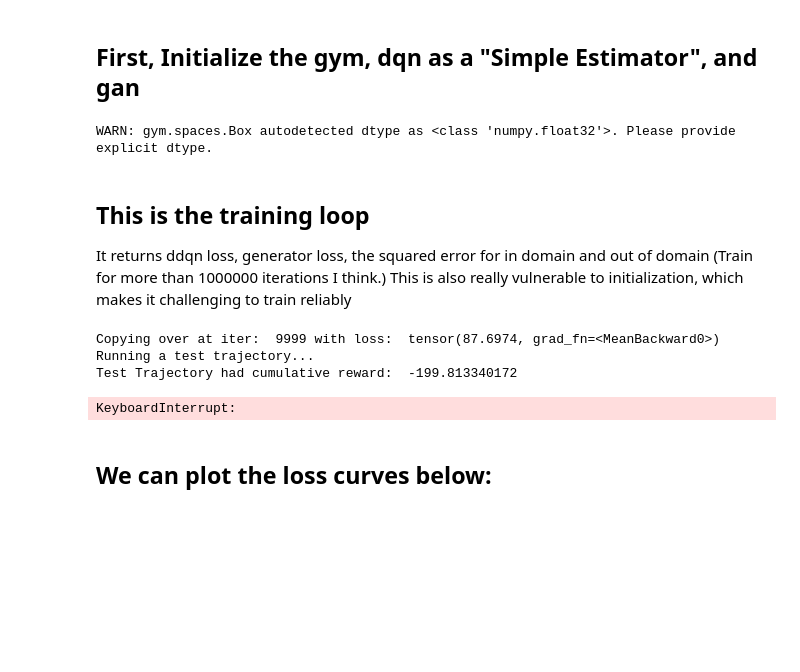
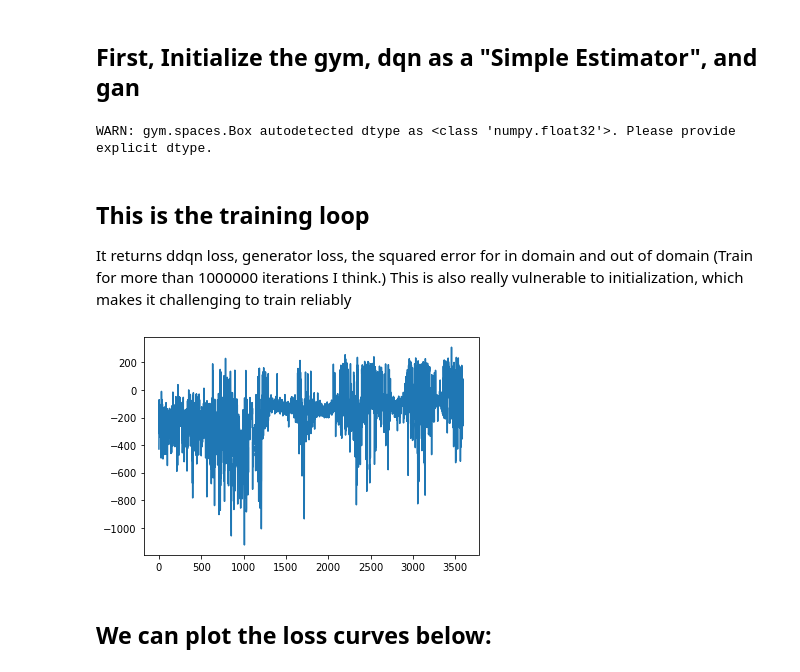
Before and after one commit to eweiner/RL-Research, a Jupyter notebook: variance-prediction/Test_DDQN_GAN.ipynb, the cells around one changed output. Drawn from its saved outputs; the diff is of its cells as text; code cells hidden in the pictures; blank space fills up the shorter version.

```diff
--- a/variance-prediction/Test_DDQN_GAN.ipynb
+++ b/variance-prediction/Test_DDQN_GAN.ipynb
@@ -25,0 +26,12 @@ out_channels = 64
+# %%
+env = gym.make("LunarLander-v2")
+small_obs_buffer = 4
+action_dim = env.action_space.n
+obs_dim = env.observation_space.shape[0] * small_obs_buffer
+hidden_dim = 4000
+discriminator_hidden_dim = 1500
+VALID_ACTIONS = [i for i in range(action_dim)]
+out_channels = 64
+kernel_size = 2
+# %% [output]
+WARN: gym.spaces.Box autodetected dtype as <class 'numpy.float32'>. Please provide explicit dtype.
@@ -26,38 +48,42 @@ out_channels = 64
 # %%
-#env = gym.make("CartPole-v1")
-env = gym.make("LunarLander-v2")
-VALID_ACTIONS = [0,1,2,3]
-action_dim = 4
-obs_dim = 8
-hidden_dim = 600
-discriminator_hidden_dim = 400
-kernel_size=2
+# env = gym.make("CartPole-v1")
+# env = gym.make("LunarLander-v2")
+# VALID_ACTIONS = [0,1,2,3]
+# action_dim = 4
+# obs_dim = 8
+# hidden_dim = 600
+# # discriminator_hidden_dim = 400
+# kernel_size=2
 #q_est = SimpleEstimator(action_dim, obs_dim, hidden_dim)
+# Change the buffer situation
 q_est = Conv1dEstimator(action_dim, obs_dim, hidden_dim, small_obs_buffer, out_channels, kernel_size)
-gan_latent = 20
-eric_gan = GAN1d(gan_latent, obs_dim * small_obs_buffer, discriminator_hidden_dim)
+#q_est = SimpleEstimator(action_dim, obs_dim, hidden_dim)
+gan_latent = 16
+eric_gan = GAN1d(gan_latent, obs_dim, discriminator_hidden_dim)
 q_target = copy.deepcopy(q_est)
 for p in q_target.parameters():
     p.requires_grad = False
-optimizer = torch.optim.Adam(q_est.parameters(), lr=0.0001)
-ddqn_losses, generator_losses, discriminator_losses = ([], [], [])
+optimizer = torch.optim.Adam(q_est.parameters(), lr=0.001)
+ddqn_losses, generator_losses, discriminator_losses, rewards_tracking = ([], [], [], [])
-# %% [output]
-WARN: gym.spaces.Box autodetected dtype as <class 'numpy.float32'>. Please provide explicit dtype.
 # %% [markdown]
 ## This is the training loop
 It returns ddqn loss, generator loss, the squared error for in domain and out of domain (Train for more than 1000000 iterations I think.) This is also really vulnerable to initialization, which makes it challenging to train reliably
 # %%
-ddqn_loss, generator_loss, discriminator_loss, in_domain_se, ood_se = train_ddqn_and_gan(env, VALID_ACTIONS, q_est,
-                                q_target, eric_gan, optimizer, 200000, gamma=0.99, batch_size=512, buffer_size=50000,
-                                                                                         consecutive_observations=small_obs_buffer, epsilon_start=1)
+q_target = copy.deepcopy(q_est)
+for p in q_target.parameters():
+    p.requires_grad = False
+rewards_tracking, ddqn_loss, generator_loss, discriminator_loss, in_domain_se, ood_se = train_ddqn_and_gan(env, q_est,
+                                q_target, eric_gan, optimizer, 5000000, gamma=0.99, batch_size=256, buffer_size=50000,
+                                consecutive_observations=small_obs_buffer, epsilon_start=1, rewards_tracking = rewards_tracking,
+                                ddqn_losses = ddqn_losses, generator_losses = generator_losses, discriminator_losses = discriminator_losses)
 ddqn_losses.extend(ddqn_loss)
 generator_losses.extend(generator_loss)
 discriminator_losses.extend(discriminator_loss)
-# %% [output]
-Copying over at iter:  9999 with loss:  tensor(87.6974, grad_fn=<MeanBackward0>)
-Running a test trajectory...
-Test Trajectory had cumulative reward:  -199.813340172
-KeyboardInterrupt:
+# %%
+plt.plot(rewards_tracking)
+plt.show()
+# %% [output]
+[figure, added]
 # %% [markdown]
 ## We can plot the loss curves below:
 # %%
```
Also changed, not shown: parts of 17 cells of this notebook, 2 other files.
